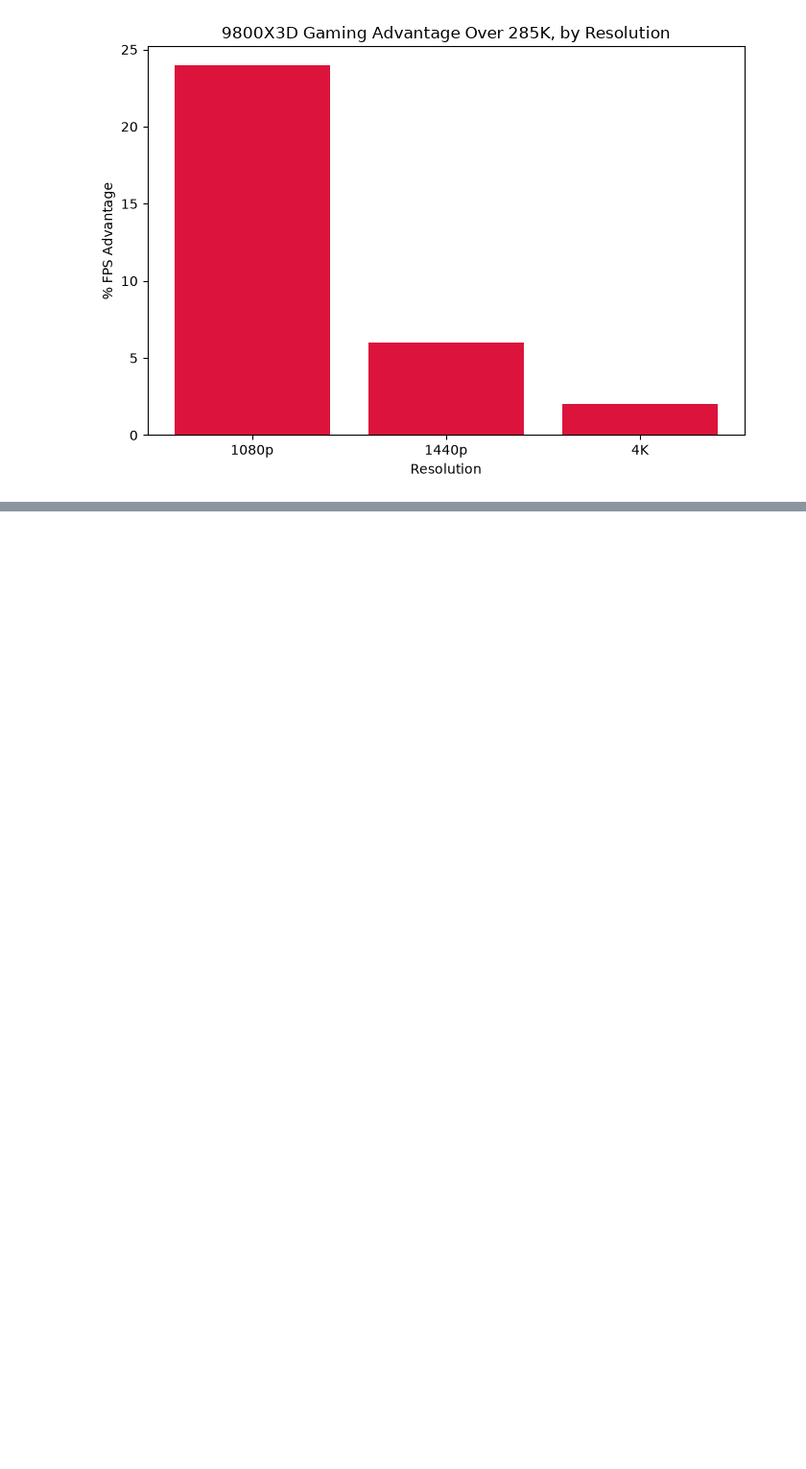
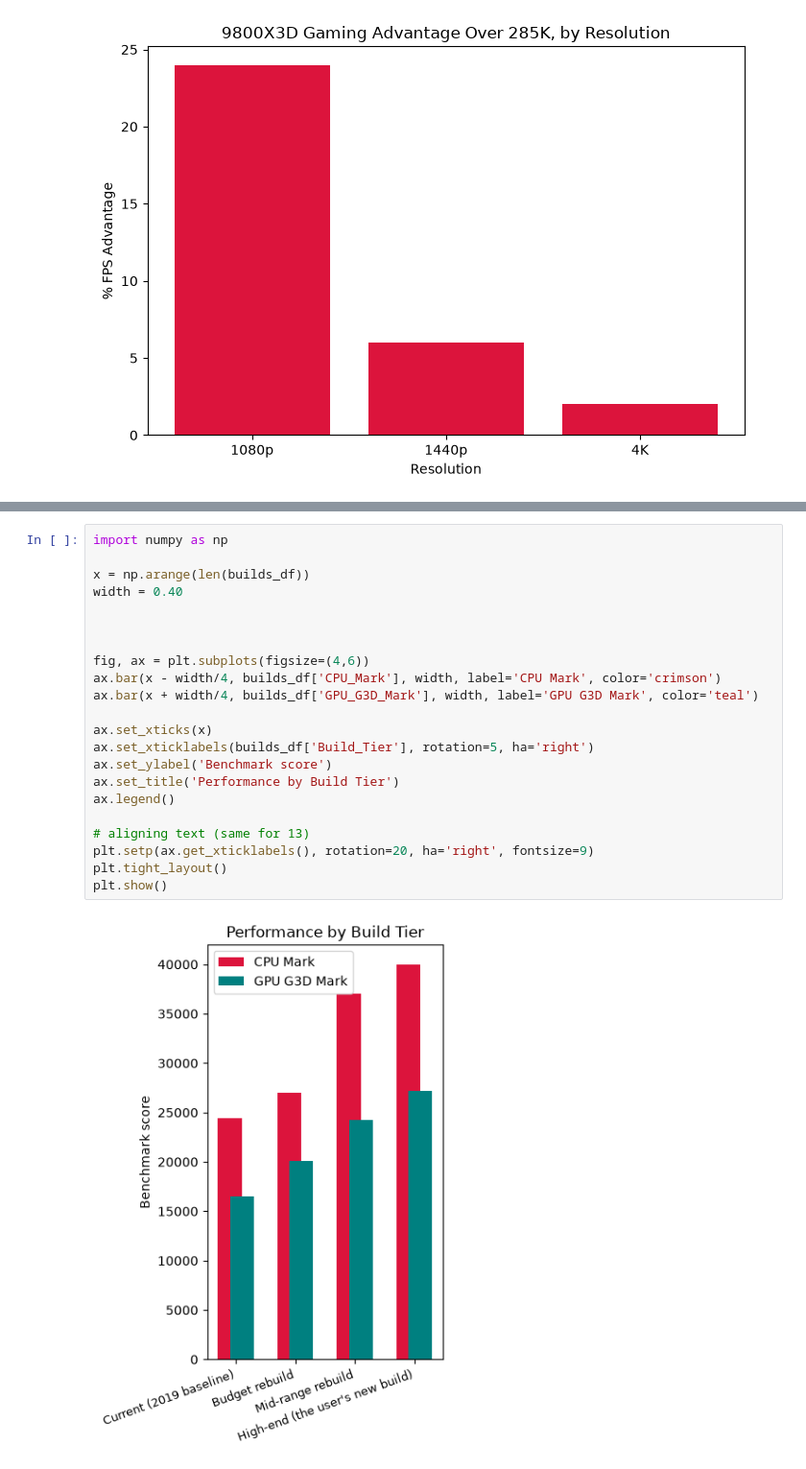
Before and after one commit to Evans328/Capstone, a Jupyter notebook: gpu_cpu_analysis.ipynb, the cells around one changed output, grey strips where cells are left out. Shown at 96% size. Saved outputs shown, nothing was run; the diff lists cells and outputs as text; blank space fills up the shorter version.

```diff
--- a/gpu_cpu_analysis.ipynb
+++ b/gpu_cpu_analysis.ipynb
@@ -185,0 +209,24 @@ plt.show()
+# %%
+import numpy as np
+
+x = np.arange(len(builds_df))
+width = 0.40
+
+
+
+fig, ax = plt.subplots(figsize=(4,6))
+ax.bar(x - width/4, builds_df['CPU_Mark'], width, label='CPU Mark', color='crimson')
+ax.bar(x + width/4, builds_df['GPU_G3D_Mark'], width, label='GPU G3D Mark', color='teal')
+
+ax.set_xticks(x)
+ax.set_xticklabels(builds_df['Build_Tier'], rotation=5, ha='right')
+ax.set_ylabel('Benchmark score')
+ax.set_title('Performance by Build Tier')
+ax.legend()
+
+# aligning text (same for 13)
+plt.setp(ax.get_xticklabels(), rotation=20, ha='right', fontsize=9)
+plt.tight_layout()
+plt.show()
+# %% [output]
+[figure, added]
```
Also changed, not shown: parts of 8 cells of this notebook, 7 other files.
